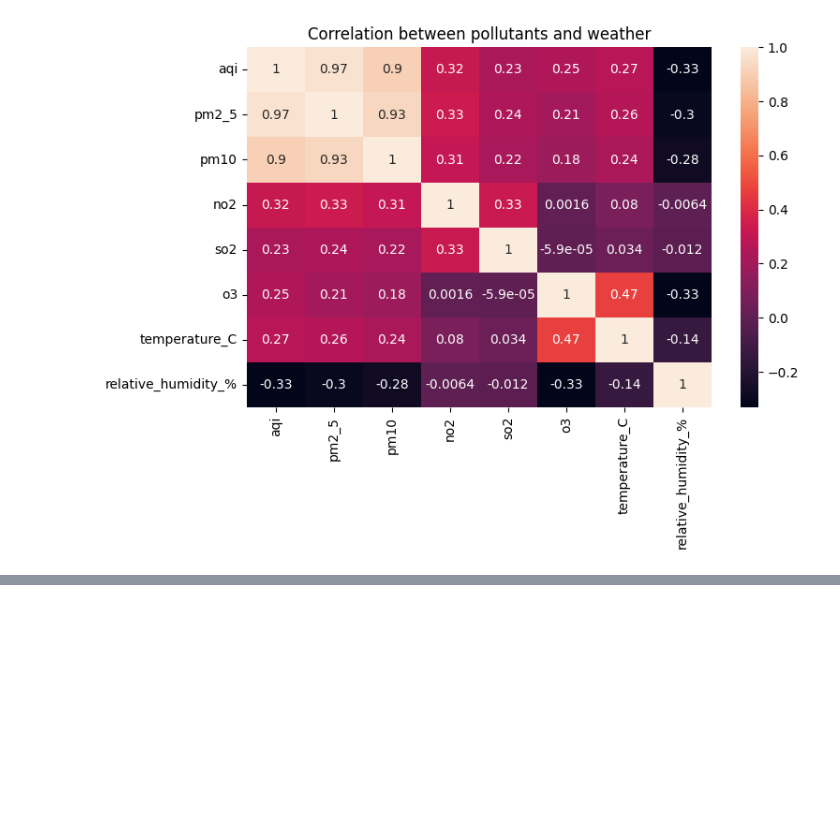
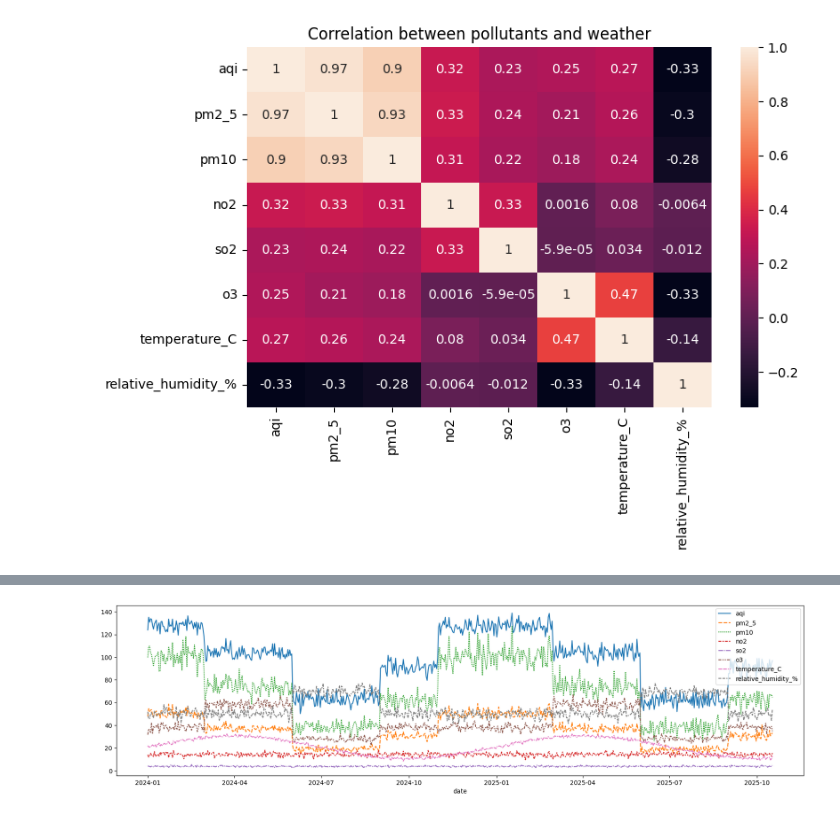
Before and after one commit to shawinCreates/Dhulo-Watch, a Jupyter notebook: notebooks/EDA.ipynb, the cells around one changed output, grey strips where cells are left out. Cells and saved outputs as stored; diff of their text form; code cells hidden in the pictures; blank space fills up the shorter version.

```diff
--- a/notebooks/EDA.ipynb
+++ b/notebooks/EDA.ipynb
@@ -246,0 +275,3 @@ plt.show()
+# %%
+avg_daily_pollution = dataset.groupby("date")[numeric_columns].mean()
+avg_daily_pollution
@@ -246,0 +293,6 @@ plt.show()
+# %%
+plt.figure(figsize=(20,5))
+sns.lineplot(avg_daily_pollution)
+plt.show()
+# %% [output]
+[figure, added]
```
Also changed, not shown: parts of 10 cells of this notebook.
